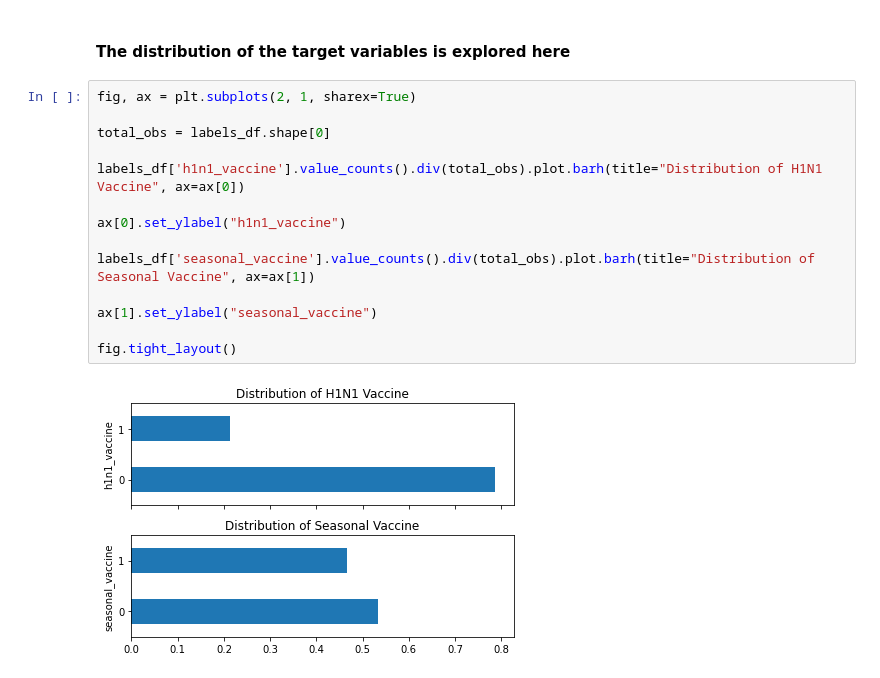
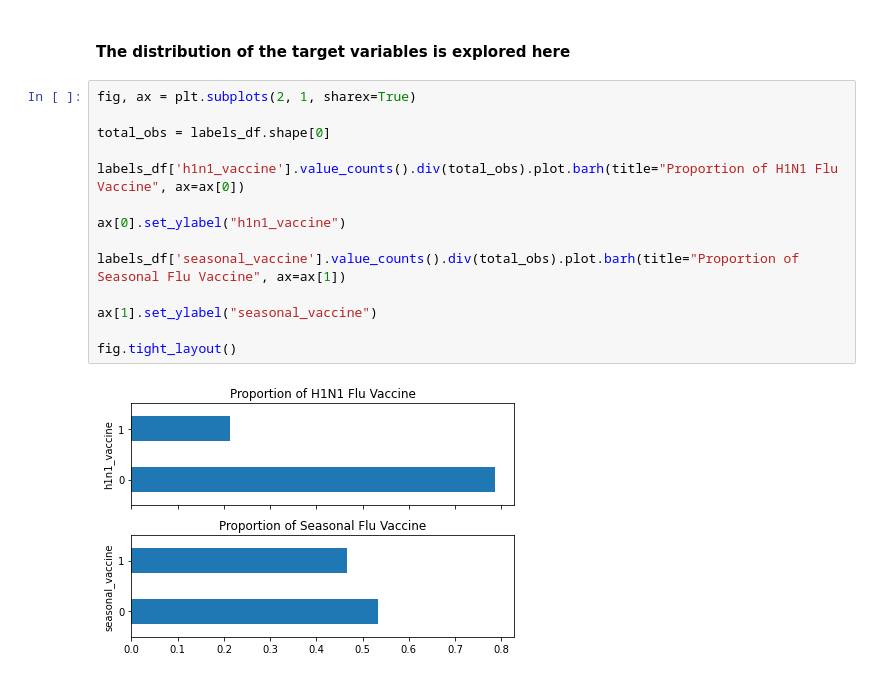
Before and after one commit to Pamela-Chebii/Predicting_H1N1_-_Seasonal_Flue_Vaccines, a Jupyter notebook: index.ipynb, the cells around one changed output. Drawn from its saved outputs; the diff is of its cells as text.

```diff
--- a/index.ipynb
+++ b/index.ipynb
@@ -167,16 +167,16 @@ import seaborn as sns
 # %%
 fig, ax = plt.subplots(2, 1, sharex=True)
 
 total_obs = labels_df.shape[0]
 
-labels_df['h1n1_vaccine'].value_counts().div(total_obs).plot.barh(title="Distribution of H1N1 Vaccine", ax=ax[0])
+labels_df['h1n1_vaccine'].value_counts().div(total_obs).plot.barh(title="Proportion of H1N1 Flu Vaccine", ax=ax[0])
 
 ax[0].set_ylabel("h1n1_vaccine")
 
-labels_df['seasonal_vaccine'].value_counts().div(total_obs).plot.barh(title="Distribution of Seasonal Vaccine", ax=ax[1])
+labels_df['seasonal_vaccine'].value_counts().div(total_obs).plot.barh(title="Proportion of Seasonal Flu Vaccine", ax=ax[1])
 
 ax[1].set_ylabel("seasonal_vaccine")
 
 fig.tight_layout()
 # %% [output]
-[figure, old version]
+[figure, new version]
```
Also changed, not shown: parts of 2 cells of this notebook, 1 other file.
